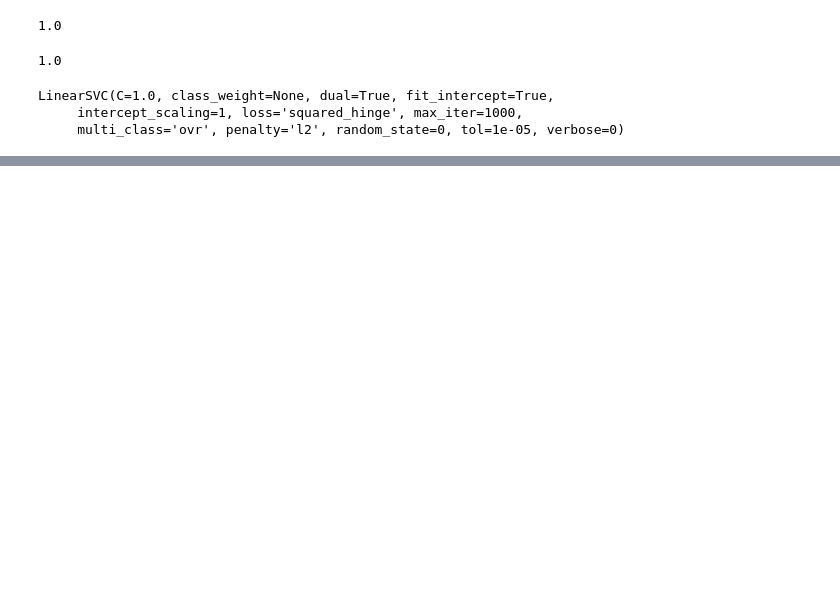
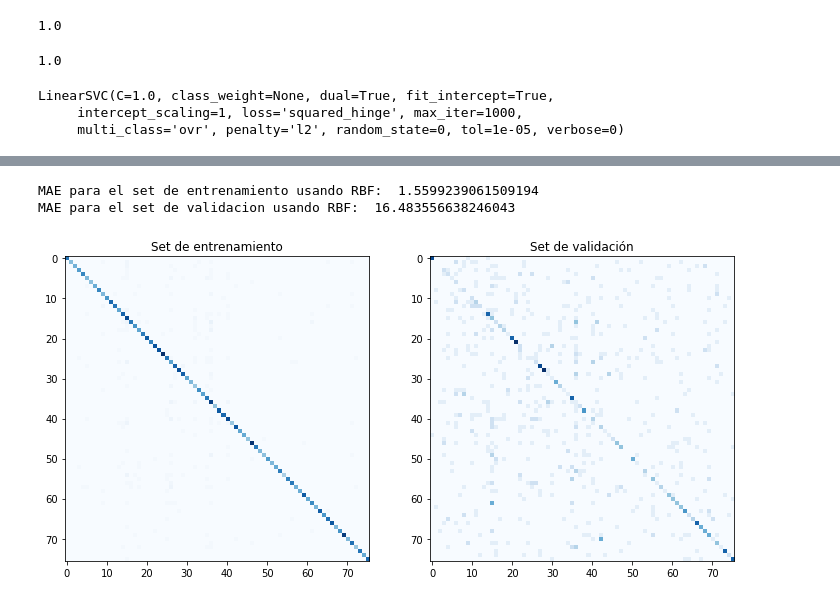
Before and after one commit to ordaz13/VC_GIT, a Jupyter notebook: Practica04_158525.ipynb, the cells around one changed output, grey strips where cells are left out. Drawn from its saved outputs; the diff is of its cells as text; code cells hidden in the pictures; blank space fills up the shorter version.

```diff
--- a/Practica04_158525.ipynb
+++ b/Practica04_158525.ipynb
@@ -197,0 +289,27 @@ print(mean_absolute_error(etiquetasBOW_val, predVal))
+# %%
+predTrain = []
+for i in range(len(BOW_train)):
+    predecidasT = clf.predict([BOW_train[i]])
+    for j in range(len(predecidasT)):
+        predTrain.append(predecidasT[j])
+cmT = confusion_matrix(etiquetasBOW_train, predTrain)
+print('MAE para el set de entrenamiento usando RBF: ', mean_absolute_error(etiquetasBOW_train, predTrain))
+predVal = []
+for i in range(len(BOW_val)):
+    predecidasV = clf.predict([BOW_val[i]])
+    for j in range(len(predecidasT)):
+        predVal.append(predecidasV[j])
+cmV = confusion_matrix(etiquetasBOW_val, predVal)
+print('MAE para el set de validacion usando RBF: ', mean_absolute_error(etiquetasBOW_val, predVal))
+plt.figure(figsize=(12, 6))
+plt.subplot(1,2,1)
+plt.imshow(cmT, cmap=plt.cm.Blues)
+plt.title('Set de entrenamiento')
+plt.subplot(1,2,2)
+plt.imshow(cmV, cmap=plt.cm.Blues)
+plt.title('Set de validación')
+plt.show()
+# %% [output]
+MAE para el set de entrenamiento usando RBF:  1.5599239061509194
+MAE para el set de validacion usando RBF:  16.483556638246043
+[figure, added]
```
Also changed, not shown: parts of 14 cells of this notebook.
